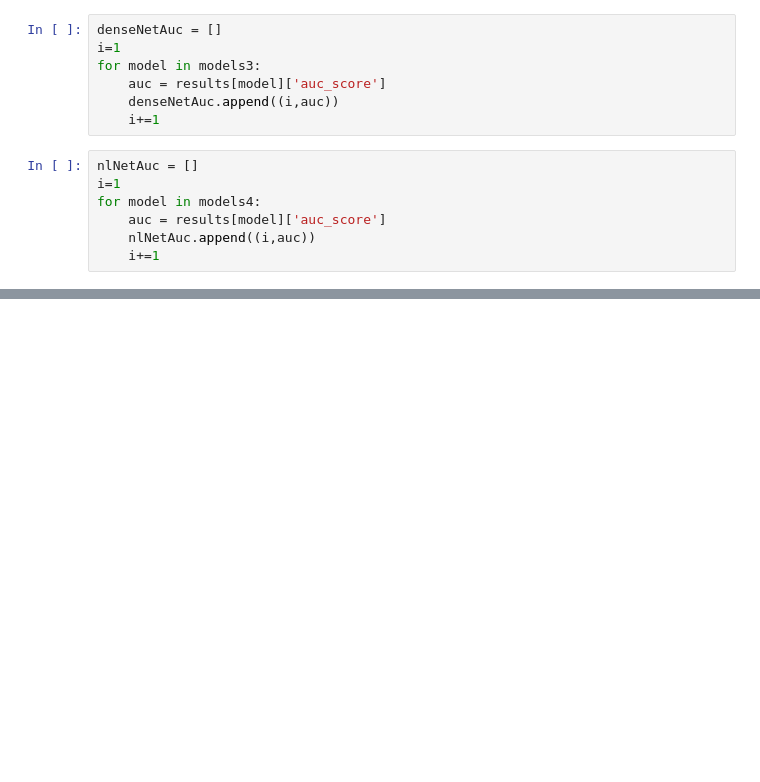
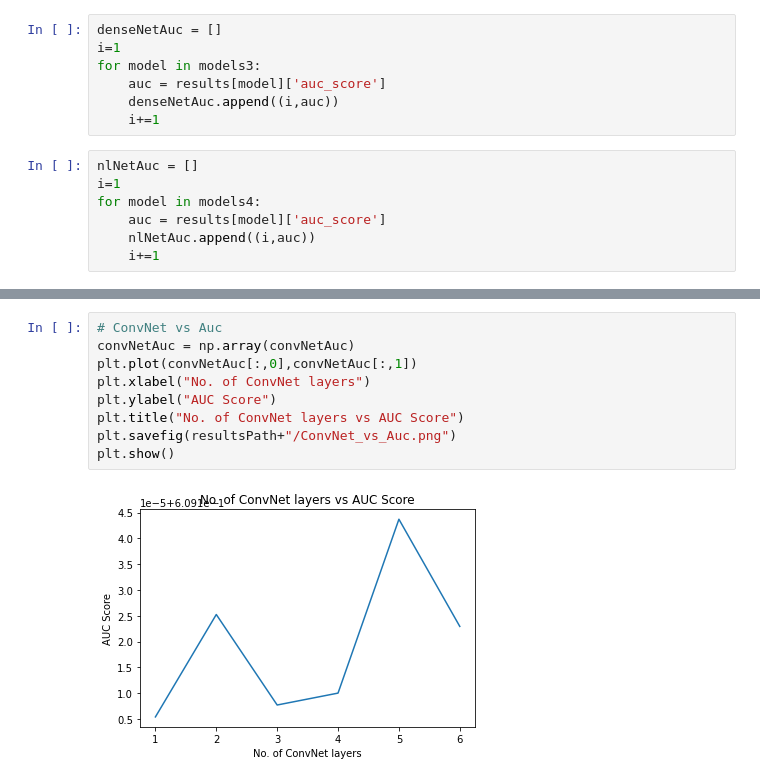
Before and after one commit to DodiyaParth/NL_GCN_ANOMALY_DETECTION, a Jupyter notebook: graphs.ipynb, the cells around one changed output, grey strips where cells are left out. Saved outputs shown, nothing was run; the diff lists cells and outputs as text; blank space fills up the shorter version.

```diff
--- a/graphs.ipynb
+++ b/graphs.ipynb
@@ -62,0 +89,11 @@ for model in models4:
+# %%
+# ConvNet vs Auc
+convNetAuc = np.array(convNetAuc)
+plt.plot(convNetAuc[:,0],convNetAuc[:,1])
+plt.xlabel("No. of ConvNet layers")
+plt.ylabel("AUC Score")
+plt.title("No. of ConvNet layers vs AUC Score")
+plt.savefig(resultsPath+"/ConvNet_vs_Auc.png")
+plt.show()
+# %% [output]
+[figure, added]
```
Also changed, not shown: parts of 7 cells of this notebook, 20 other files.
